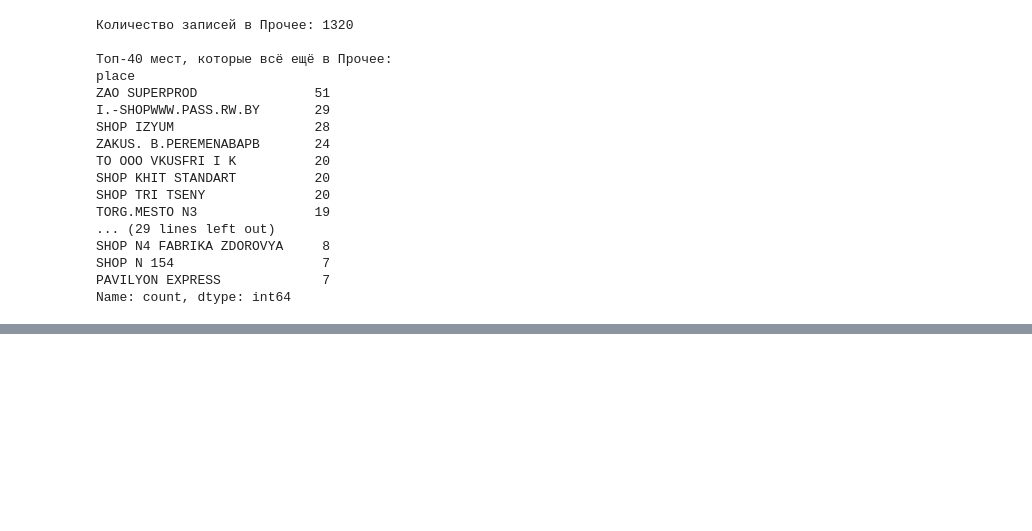
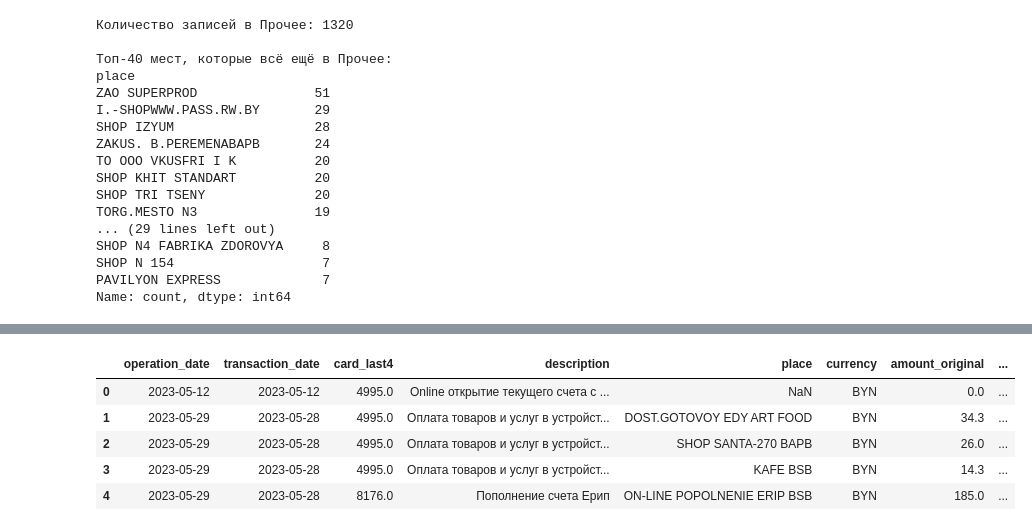
Before and after one commit to F1stik/data-science, a Jupyter notebook: 03_visualization_of_data/04_seaborn.ipynb, the cells around one changed output, grey strips where cells are left out. Cells and saved outputs as stored; diff of their text form; code cells hidden in the pictures; blank space fills up the shorter version.

```diff
--- a/03_visualization_of_data/04_seaborn.ipynb
+++ b/03_visualization_of_data/04_seaborn.ipynb
@@ -379,0 +818,11 @@ def get_category(place):
+# %%
+df['category'] = df['place'].apply(get_category)
+
+print("Новое распределение по сумме:")
+print(
+    df[df['is_expense']]
+    .groupby('category')['amount']
+    .sum()
+    .sort_values(ascending=False)
+    .round(2)
+)
@@ -379,0 +1084,9 @@ def get_category(place):
+# %%
+df.head()
+# %% [output]
+|  | operation_date | transaction_date | card_last4 | description | place | currency | amount_original | ... |
+| 0 | 2023-05-12 | 2023-05-12 | 4995.0 | Online открытие текущего счета с ... | NaN | BYN | 0.0 | ... |
+| 1 | 2023-05-29 | 2023-05-28 | 4995.0 | Оплата товаров и услуг в устройст... | DOST.GOTOVOY EDY ART FOOD | BYN | 34.3 | ... |
+| 2 | 2023-05-29 | 2023-05-28 | 4995.0 | Оплата товаров и услуг в устройст... | SHOP SANTA-270 BAPB | BYN | 26.0 | ... |
+| 3 | 2023-05-29 | 2023-05-28 | 4995.0 | Оплата товаров и услуг в устройст... | KAFE BSB | BYN | 14.3 | ... |
+| 4 | 2023-05-29 | 2023-05-28 | 8176.0 | Пополнение счета Ерип | ON-LINE POPOLNENIE ERIP BSB | BYN | 185.0 | ... |
```
Also changed, not shown: parts of 27 cells of this notebook, 2 other files.
